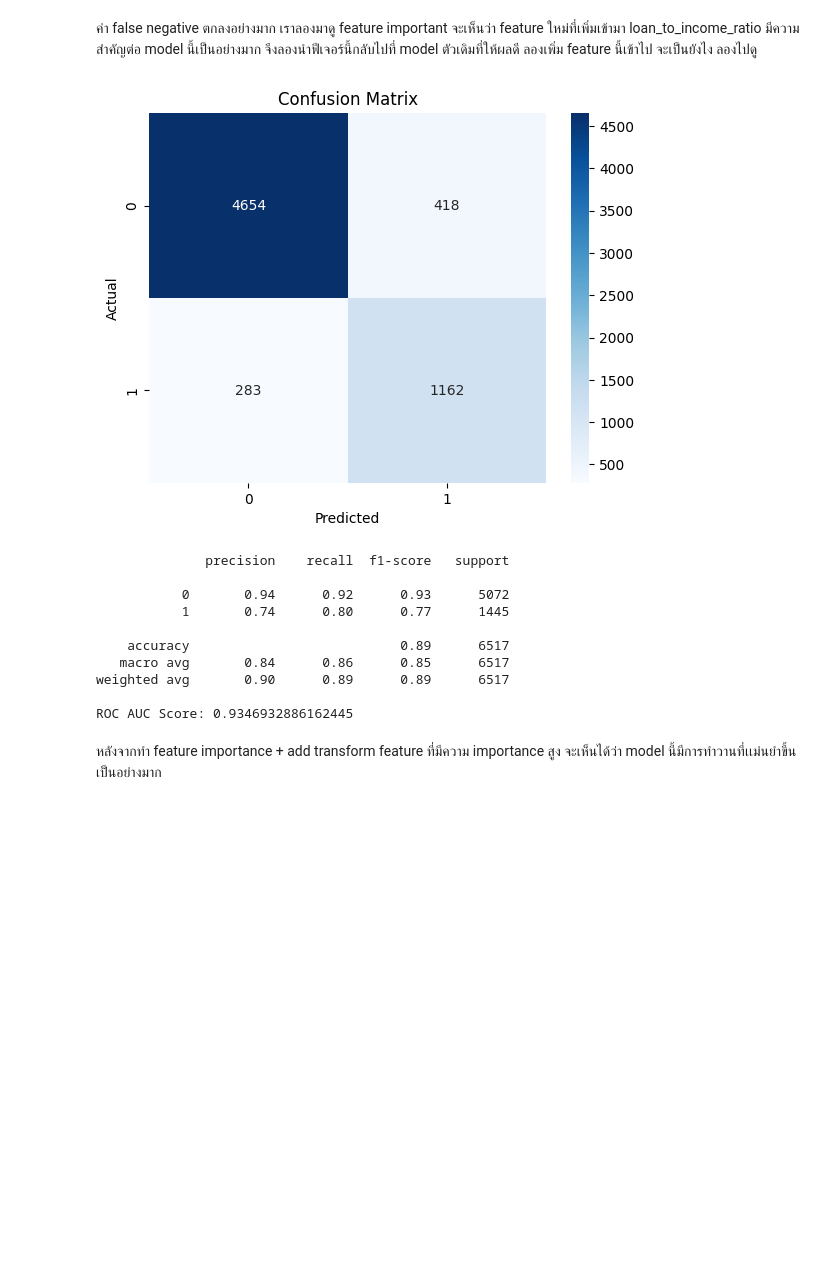
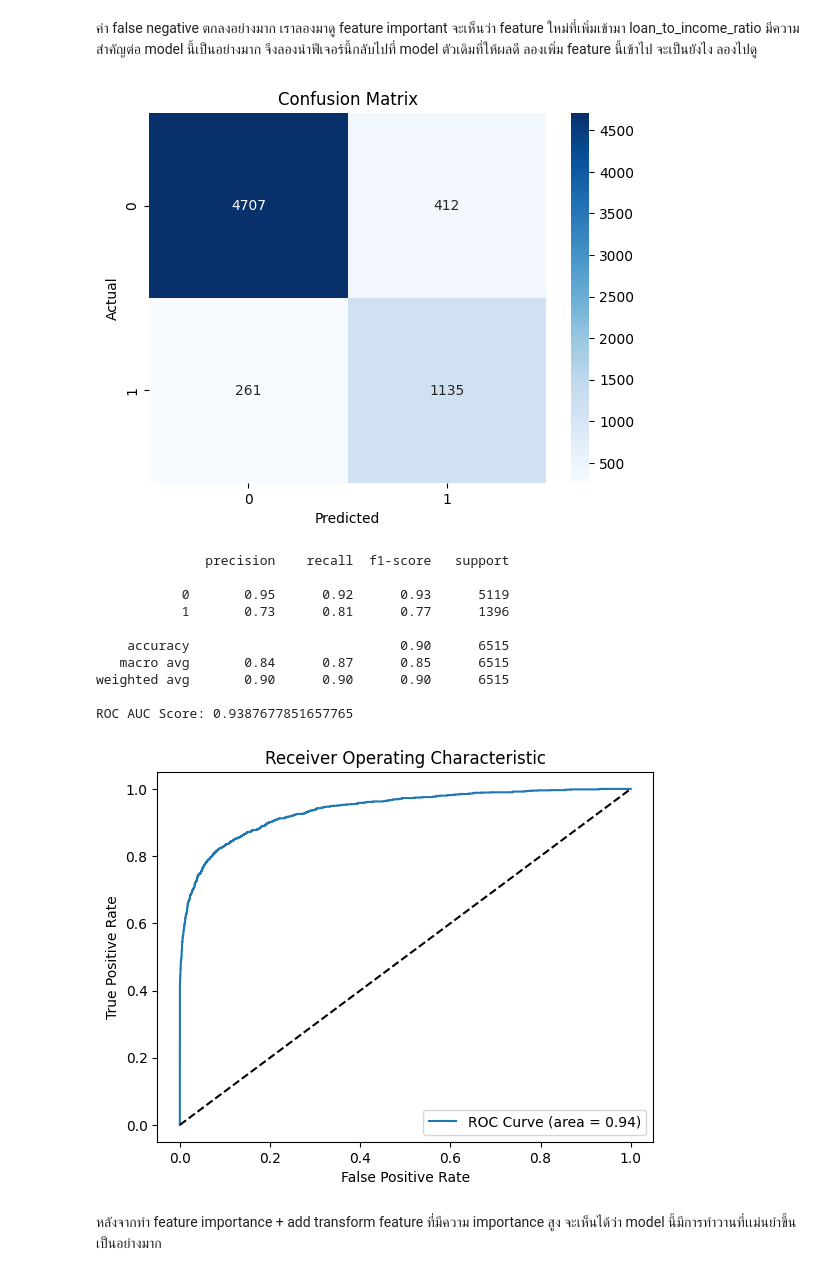
Before and after one commit to kittidet2541/CP3-Kittidet-Klongklaw, a Jupyter notebook: credit_analysis_model.ipynb, the cells around one changed output. Saved outputs shown, nothing was run; the diff lists cells and outputs as text; code cells hidden in the pictures; blank space fills up the shorter version.

```diff
--- a/credit_analysis_model.ipynb
+++ b/credit_analysis_model.ipynb
@@ -98,4 +98,4 @@ memory usage: 3.0+ MB
 | max | 144.000000 | 6.000000e+06 | 123.000000 | 35000.000000 | 23.220000 | 1.000000 | ... |
 # %%
 # drop error
-df['person_age'].drop(df[df['person_age'] > 80].index, inplace=True)
+df = df[df['person_age'] <= 80]
@@ -776,44 +794,56 @@ X_train, X_test, y_train, y_test = train_test_split(X, y, test_size=0.2, random_
 # %%
 
 
 
 # สร้างโมเดล XGBoost พร้อมปรับค่า scale_pos_weight
 scale_pos_weight = len(y_train[y_train == 0]) / len(y_train[y_train == 1])
 model = xgb.XGBClassifier( scale_pos_weight = scale_pos_weight,  random_state=42)
 
 # เทรนโมเดล
 model.fit(X_train, y_train)
 
 # ทำนายค่าจากข้อมูลทดสอบ
 y_pred = model.predict(X_test)
 y_probs = model.predict_proba(X_test)[:, 1]
 
 conf_matrix = confusion_matrix(y_test, y_pred)
 sns.heatmap(conf_matrix, annot=True, fmt='d', cmap='Blues')
 plt.title('Confusion Matrix')
 plt.xlabel('Predicted')
 plt.ylabel('Actual')
 plt.show()
 
 # xgb.plot_importance(model, importance_type='weight')
 # plt.title('Feature Importance')
 # plt.show()
 
 # ประเมินผลลัพธ์
 print(classification_report(y_test, y_pred))
 print(f"ROC AUC Score: {roc_auc_score(y_test, y_probs)}")
+
+from sklearn.metrics import roc_curve
+
+fpr, tpr, thresholds = roc_curve(y_test, y_probs)
+plt.plot(fpr, tpr, label='ROC Curve (area = {:.2f})'.format(roc_auc_score(y_test, y_probs)))
+plt.plot([0, 1], [0, 1], 'k--')
+plt.xlabel('False Positive Rate')
+plt.ylabel('True Positive Rate')
+plt.title('Receiver Operating Characteristic')
+plt.legend(loc='best')
+plt.show()
 # %% [output]
-[figure, old version]
+[figure, new version]
               precision    recall  f1-score   support
 
-           0       0.94      0.92      0.93      5072
-           1       0.74      0.80      0.77      1445
+           0       0.95      0.92      0.93      5119
+           1       0.73      0.81      0.77      1396
 
-    accuracy                           0.89      6517
-   macro avg       0.84      0.86      0.85      6517
-weighted avg       0.90      0.89      0.89      6517
+    accuracy                           0.90      6515
+   macro avg       0.84      0.87      0.85      6515
+weighted avg       0.90      0.90      0.90      6515
 
-ROC AUC Score: 0.9346932886162445
+ROC AUC Score: 0.9387677851657765
+[figure, added]
 # %% [markdown]
 หลังจากทำ feature importance + add transform feature ที่มีความ importance สูง จะเห็นได้ว่า model นี้มีการทำวานที่เเม่นยำขึ้นเป็นอย่างมาก
 # %% [markdown]
```
Also changed, not shown: parts of 16 cells of this notebook.
